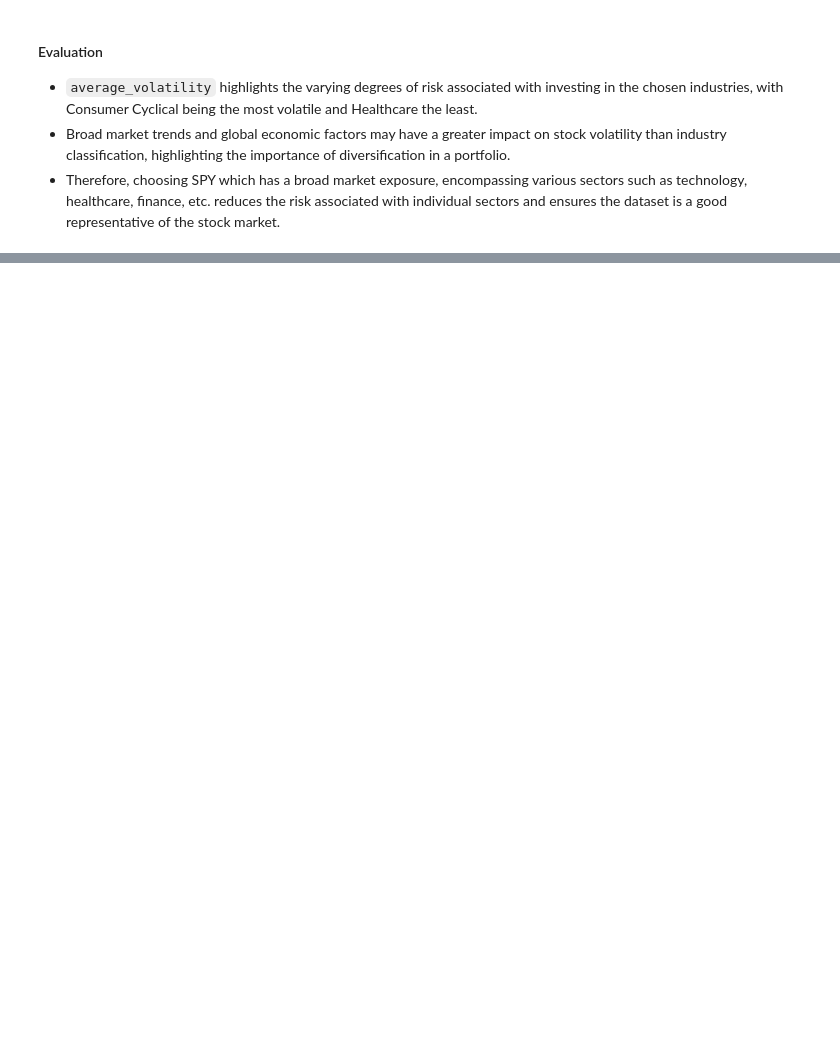
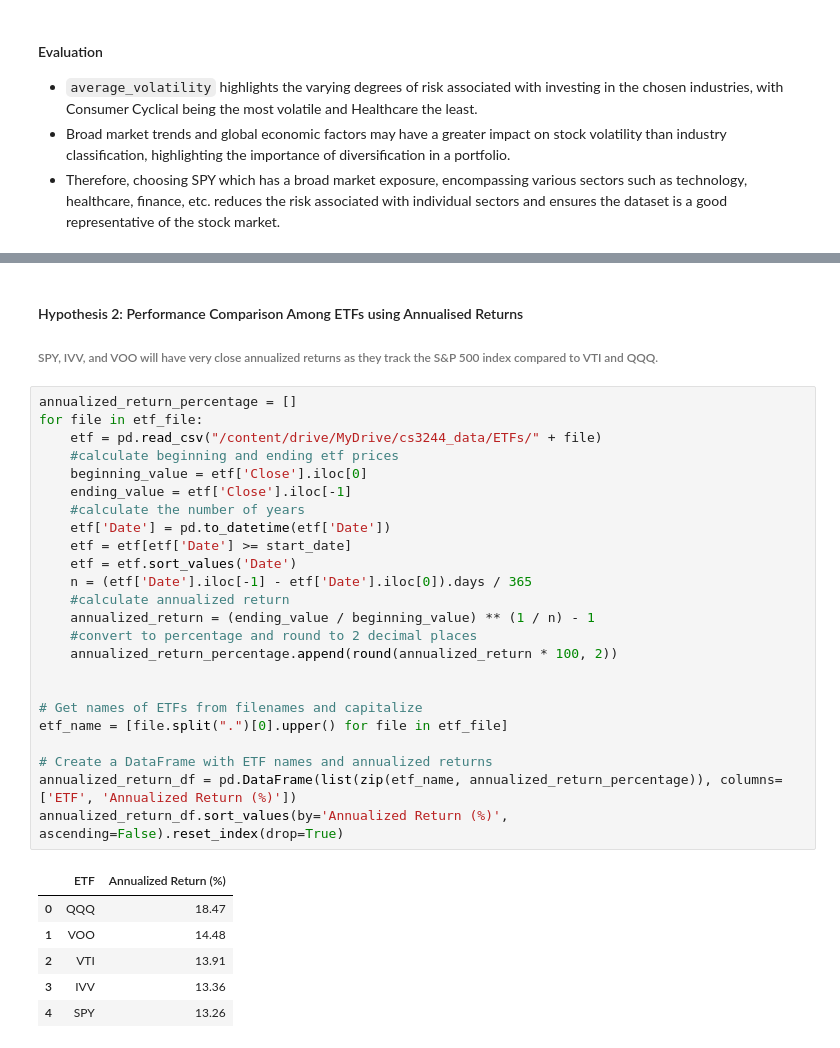
Before and after one commit to AdamChoong0095/NUS-Stock-Data, a Jupyter notebook: EDA.ipynb, the cells around one changed output, grey strips where cells are left out. Cells and saved outputs as stored; diff of their text form; blank space fills up the shorter version.

```diff
--- a/EDA.ipynb
+++ b/EDA.ipynb
@@ -425,0 +506,34 @@ plt.show()
+# %% [markdown]
+#### Hypothesis 2: Performance Comparison Among ETFs using Annualised Returns
+###### SPY, IVV, and VOO will have very close annualized returns as they track the S&P 500 index compared to VTI and QQQ.
+# %%
+annualized_return_percentage = []
+for file in etf_file:
+    etf = pd.read_csv("/content/drive/MyDrive/cs3244_data/ETFs/" + file)
+    #calculate beginning and ending etf prices
+    beginning_value = etf['Close'].iloc[0]
+    ending_value = etf['Close'].iloc[-1]
+    #calculate the number of years
+    etf['Date'] = pd.to_datetime(etf['Date'])
+    etf = etf[etf['Date'] >= start_date]
+    etf = etf.sort_values('Date')
+    n = (etf['Date'].iloc[-1] - etf['Date'].iloc[0]).days / 365
+    #calculate annualized return
+    annualized_return = (ending_value / beginning_value) ** (1 / n) - 1
+    #convert to percentage and round to 2 decimal places
+    annualized_return_percentage.append(round(annualized_return * 100, 2))
+
+
+# Get names of ETFs from filenames and capitalize
+etf_name = [file.split(".")[0].upper() for file in etf_file]
+
+# Create a DataFrame with ETF names and annualized returns
+annualized_return_df = pd.DataFrame(list(zip(etf_name, annualized_return_percentage)), columns=['ETF', 'Annualized Return (%)'])
+annualized_return_df.sort_values(by='Annualized Return (%)', ascending=False).reset_index(drop=True)
+# %% [output]
+|  | ETF | Annualized Return (%) |
+| 0 | QQQ | 18.47 |
+| 1 | VOO | 14.48 |
+| 2 | VTI | 13.91 |
+| 3 | IVV | 13.36 |
+| 4 | SPY | 13.26 |
```
Also changed, not shown: parts of 28 cells of this notebook.
